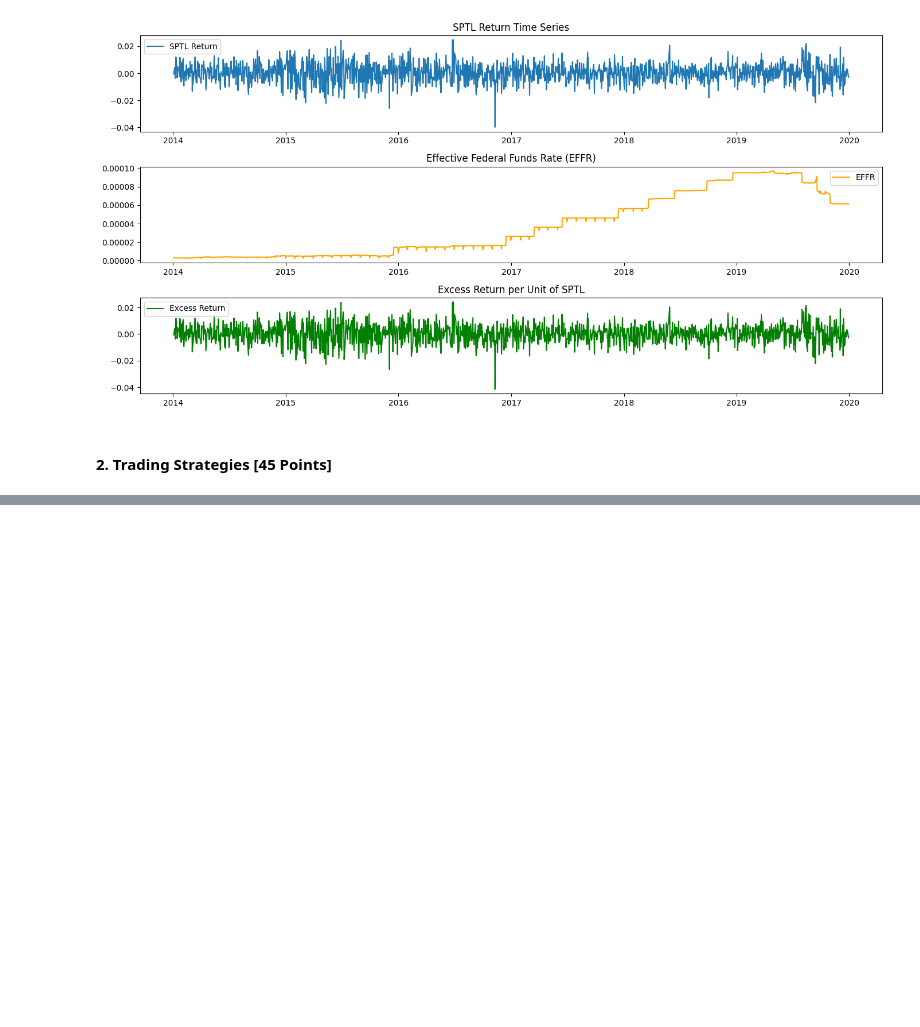
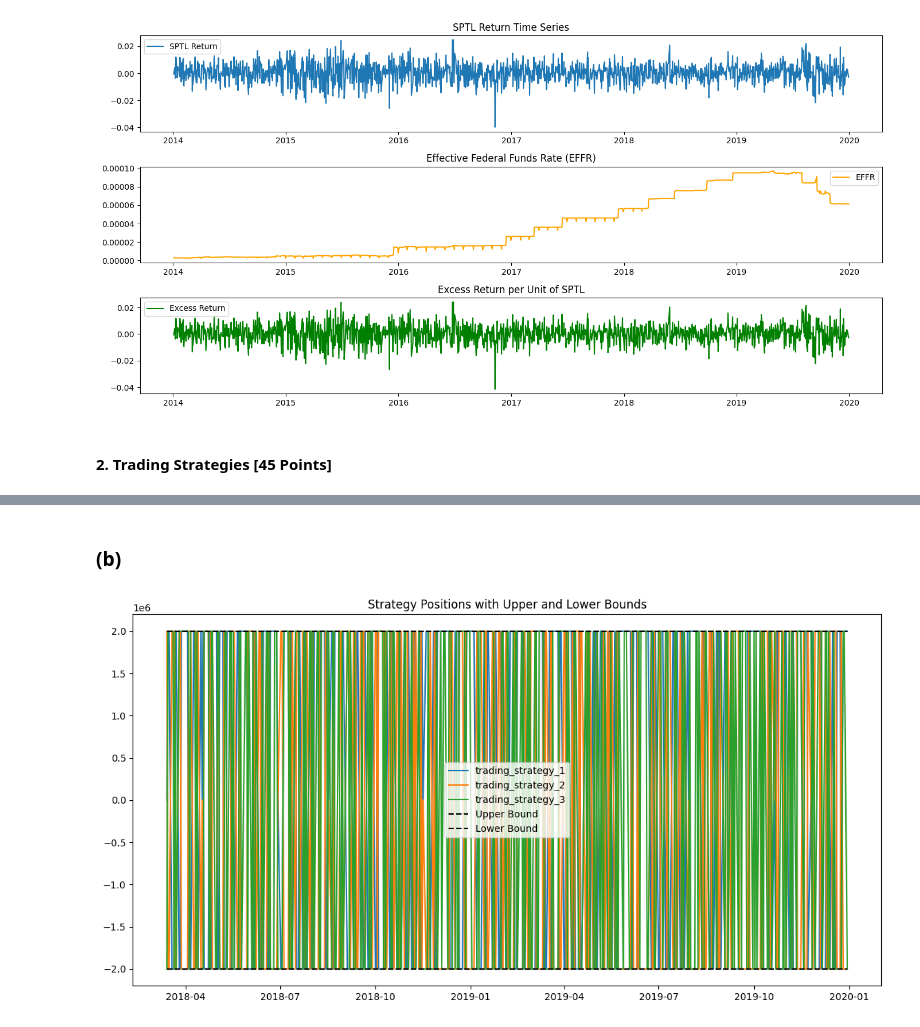
Before and after one commit to Nikitich2033/AlgoTrading_CW2, a Jupyter notebook: CW2_Notebook.ipynb, the cells around one changed output, grey strips where cells are left out. Saved outputs shown, nothing was run; the diff lists cells and outputs as text; code cells hidden in the pictures; blank space fills up the shorter version.

```diff
--- a/CW2_Notebook.ipynb
+++ b/CW2_Notebook.ipynb
@@ -82,0 +145,27 @@ plt.show()
+# %% [markdown]
+### (b)
+# %%
+import matplotlib.pyplot as plt
+
+# Assuming test_set DataFrame has the strategies' positions calculated as per previous steps
+# Calculate the upper and lower bounds for each strategy
+test_set['Upper Bound'] = initial_capital * leverage
+test_set['Lower Bound'] = -initial_capital * leverage
+
+# Initialize a figure
+plt.figure(figsize=(14, 7))
+
+# Plot the position of each strategy and the upper/lower bounds
+for strategy_function in [trading_strategy_1, trading_strategy_2, trading_strategy_3]:
+    strategy_name = strategy_function.__name__
+    plt.plot(test_set.index, test_set[strategy_name + ' Book Size'], label=strategy_name)
+
+# Plot the upper and lower bounds
+plt.plot(test_set.index, test_set['Upper Bound'], label='Upper Bound', linestyle='--', color='k')
+plt.plot(test_set.index, test_set['Lower Bound'], label='Lower Bound', linestyle='--', color='k')
+
+plt.title('Strategy Positions with Upper and Lower Bounds')
+plt.legend()
+plt.show()
+# %% [output]
+[figure, added]
```
Also changed, not shown: parts of 2 cells of this notebook.
